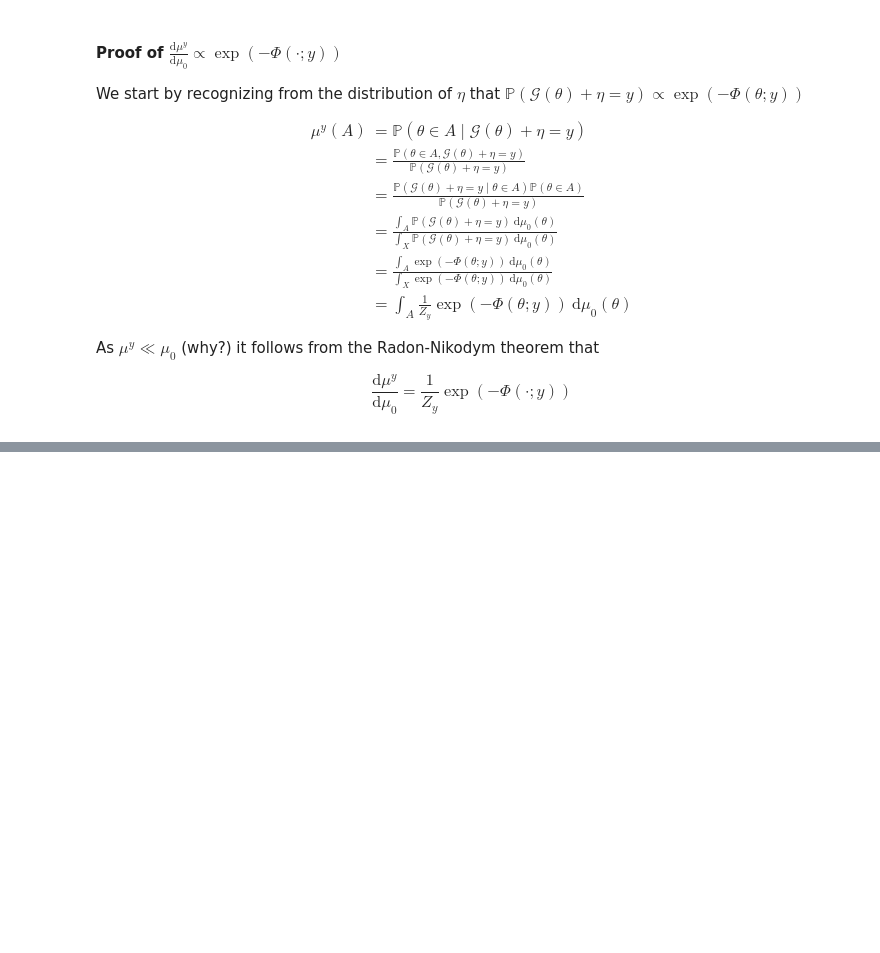
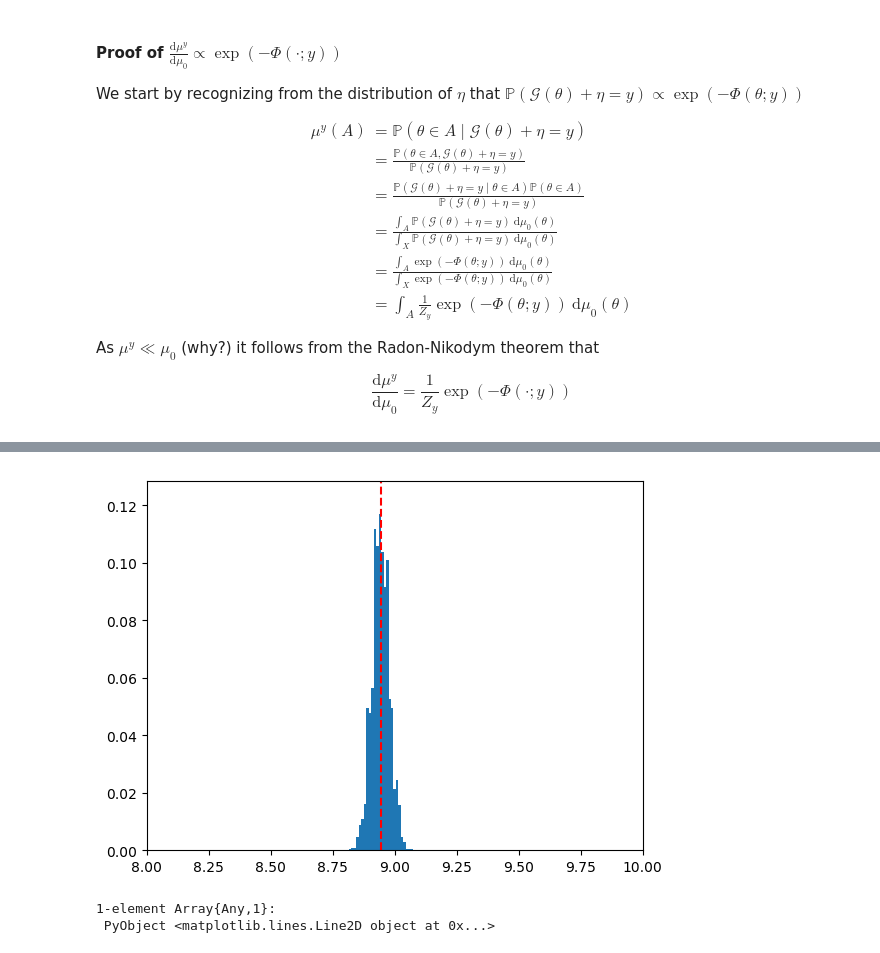
Before and after one commit to matthieubulte/smc, a Jupyter notebook: code/proposal.ipynb, the cells around one changed output, grey strips where cells are left out. Cells and saved outputs as stored; diff of their text form; code cells hidden in the pictures; blank space fills up the shorter version.

```diff
--- a/code/proposal.ipynb
+++ b/code/proposal.ipynb
@@ -281,0 +320,40 @@ SequentialMonteCarlo (generic function with 1 method)
+# %%
+@everywhere ϕs = linspace(0, 1, 20)
+@everywhere likelihood₂ = (n, m) ->
+    let
+        t = simulate(max_intersects, m[1])
+        l = exp(-sumoveri(i -> sum(measurements_mask[i,:] .* (measurements[i,:] - t).^2), n_measurements))
+
+        l^ϕs[n]
+    end
+
+@everywhere srand(42)
+W,X=SequentialMonteCarlo(rand(μ₀,500,1), length(ϕs), likelihood₂);
+
+let
+    bw = 0.01
+    Y = round.(X/bw)
+    mini = minimum(Y)
+
+    m = convert(Int32,maximum(Y) - mini + 1)
+    ws = zeros(m)
+
+    for i=1:length(W)
+        ws[convert(Int32,Y[i]-mini+1)]+=W[i]
+    end
+
+    maxW = maximum(ws)
+    g = vecdot(W,X)
+
+    clf()
+    ylim(0,maxW*1.1)
+    xlim(8,10)
+
+    bar((collect(1:m) + mini - 1)*bw, ws, width=bw)
+
+    plot([g; g], [0; maxW*1.1], "r--")
+end
+# %% [output]
+[figure, added]
+1-element Array{Any,1}:
+ PyObject <matplotlib.lines.Line2D object at 0x...>
```
Also changed, not shown: parts of 9 cells of this notebook, 1 other file.
